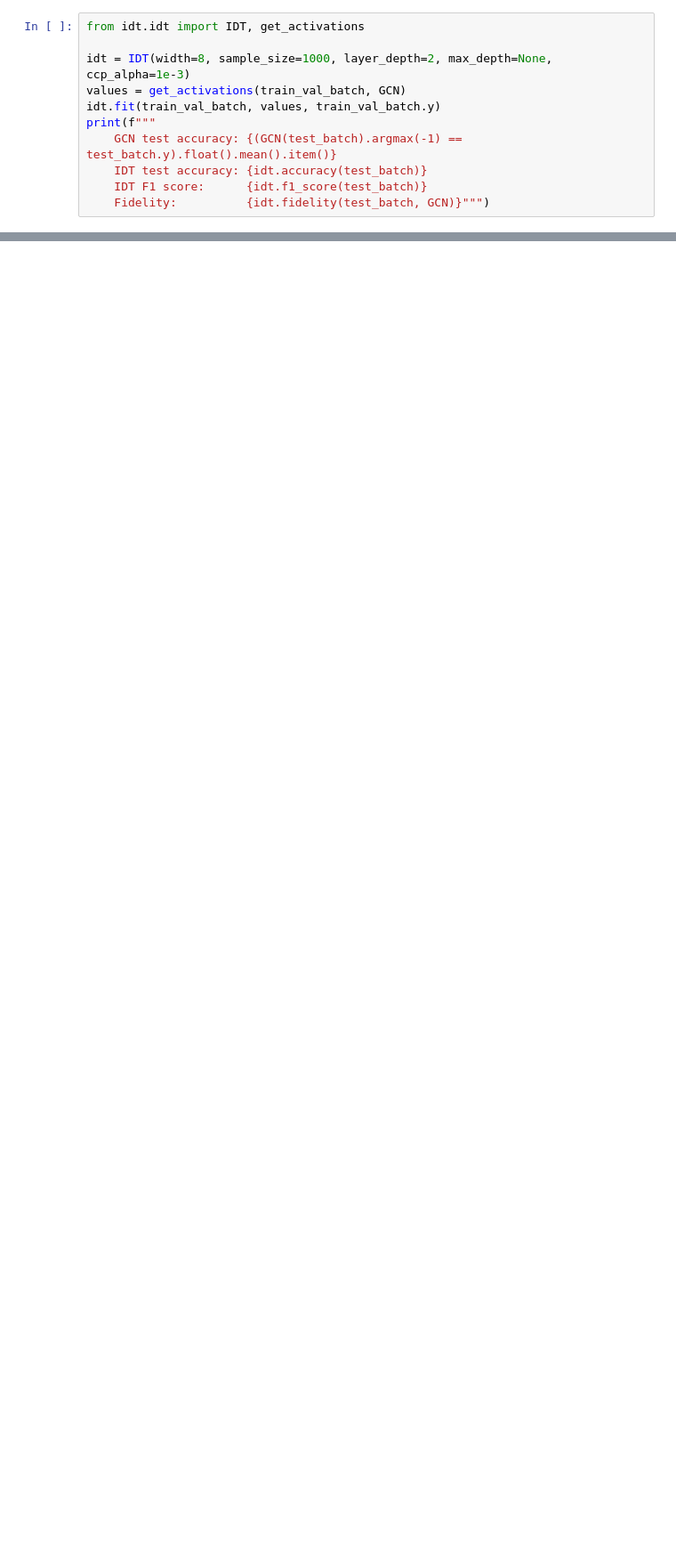
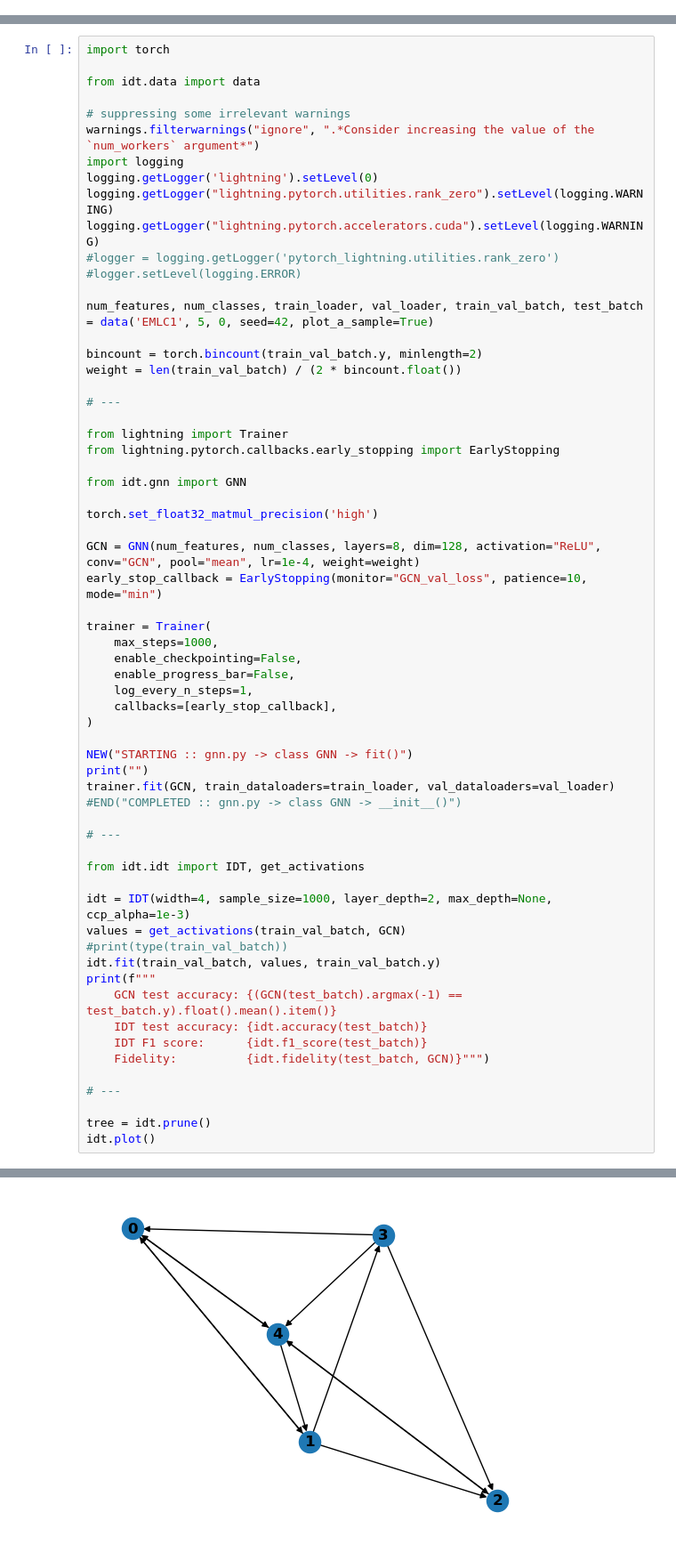
Before and after one commit to AdamKoziak1/LogicalDistillationOfGNNs, a Jupyter notebook: example.ipynb, the cells around one changed output, grey strips where cells are left out. Shown: that part at 89% size. Cells and saved outputs as stored; diff of their text form; blank space fills up the shorter version.

```diff
--- a/example.ipynb
+++ b/example.ipynb
@@ -29,11 +0,0 @@ trainer.fit(GCN, train_dataloaders=train_loader, val_dataloaders=val_loader)
-# %%
-from idt.idt import IDT, get_activations
-
-idt = IDT(width=8, sample_size=1000, layer_depth=2, max_depth=None, ccp_alpha=1e-3)
-values = get_activations(train_val_batch, GCN)
-idt.fit(train_val_batch, values, train_val_batch.y)
-print(f"""
-    GCN test accuracy: {(GCN(test_batch).argmax(-1) == test_batch.y).float().mean().item()}
-    IDT test accuracy: {idt.accuracy(test_batch)}
-    IDT F1 score:      {idt.f1_score(test_batch)}
-    Fidelity:          {idt.fidelity(test_batch, GCN)}""")
@@ -42,0 +6,63 @@ idt.plot()
+# %%
+import torch
+
+from idt.data import data
+
+# suppressing some irrelevant warnings
+warnings.filterwarnings("ignore", ".*Consider increasing the value of the `num_workers` argument*")
+import logging
+logging.getLogger('lightning').setLevel(0)
+logging.getLogger("lightning.pytorch.utilities.rank_zero").setLevel(logging.WARNING)
+logging.getLogger("lightning.pytorch.accelerators.cuda").setLevel(logging.WARNING)
+#logger = logging.getLogger('pytorch_lightning.utilities.rank_zero')
+#logger.setLevel(logging.ERROR)
+
+num_features, num_classes, train_loader, val_loader, train_val_batch, test_batch = data('EMLC1', 5, 0, seed=42, plot_a_sample=True)
+
+bincount = torch.bincount(train_val_batch.y, minlength=2)
+weight = len(train_val_batch) / (2 * bincount.float())
+
+# ---
+
+from lightning import Trainer
+from lightning.pytorch.callbacks.early_stopping import EarlyStopping
+
+from idt.gnn import GNN
+
+torch.set_float32_matmul_precision('high')
+
+GCN = GNN(num_features, num_classes, layers=8, dim=128, activation="ReLU", conv="GCN", pool="mean", lr=1e-4, weight=weight)
+early_stop_callback = EarlyStopping(monitor="GCN_val_loss", patience=10, mode="min")
+
+trainer = Trainer(
+    max_steps=1000,
+    enable_checkpointing=False,
+    enable_progress_bar=False,
+    log_every_n_steps=1,
+    callbacks=[early_stop_callback],
+)
+
+NEW("STARTING :: gnn.py -> class GNN -> fit()")
+print("")
+trainer.fit(GCN, train_dataloaders=train_loader, val_dataloaders=val_loader)
+#END("COMPLETED :: gnn.py -> class GNN -> __init__()")
+
+# ---
+
+from idt.idt import IDT, get_activations
+
+idt = IDT(width=4, sample_size=1000, layer_depth=2, max_depth=None, ccp_alpha=1e-3)
+values = get_activations(train_val_batch, GCN)
+#print(type(train_val_batch))
+idt.fit(train_val_batch, values, train_val_batch.y)
+print(f"""
+    GCN test accuracy: {(GCN(test_batch).argmax(-1) == test_batch.y).float().mean().item()}
+    IDT test accuracy: {idt.accuracy(test_batch)}
+    IDT F1 score:      {idt.f1_score(test_batch)}
+    Fidelity:          {idt.fidelity(test_batch, GCN)}""")
+
+# ---
+
+tree = idt.prune()
+idt.plot()
+# %% [output]
@@ -42,0 +74 @@ idt.plot()
+[figure, added]
```
Also changed, not shown: parts of 13 cells of this notebook.
